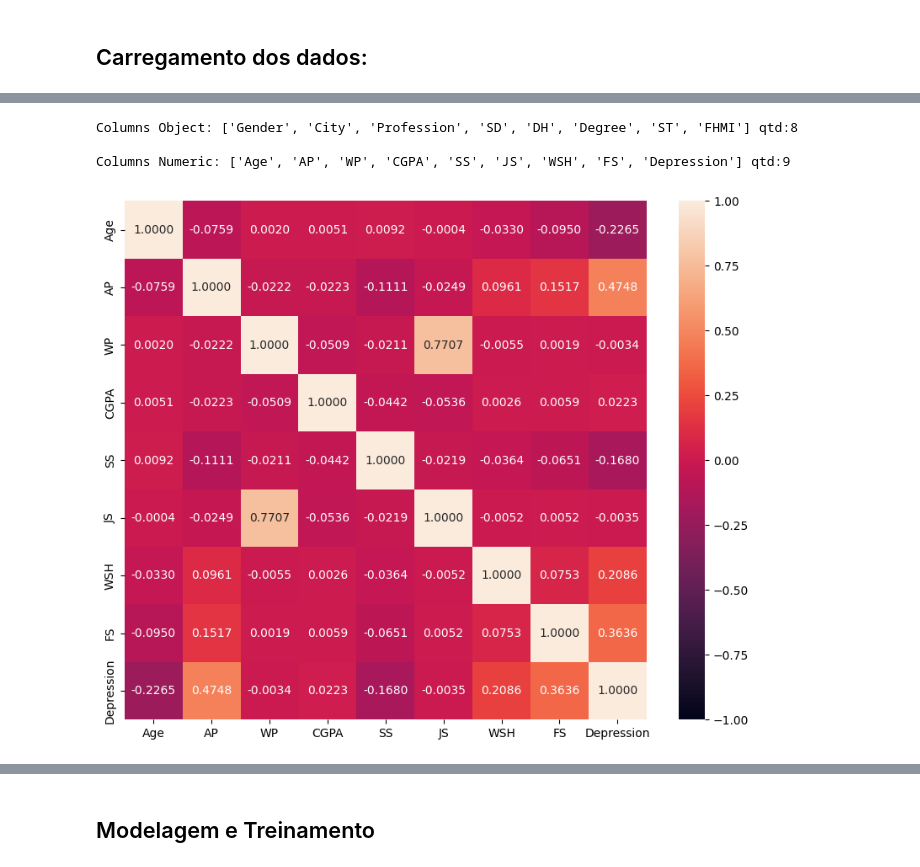
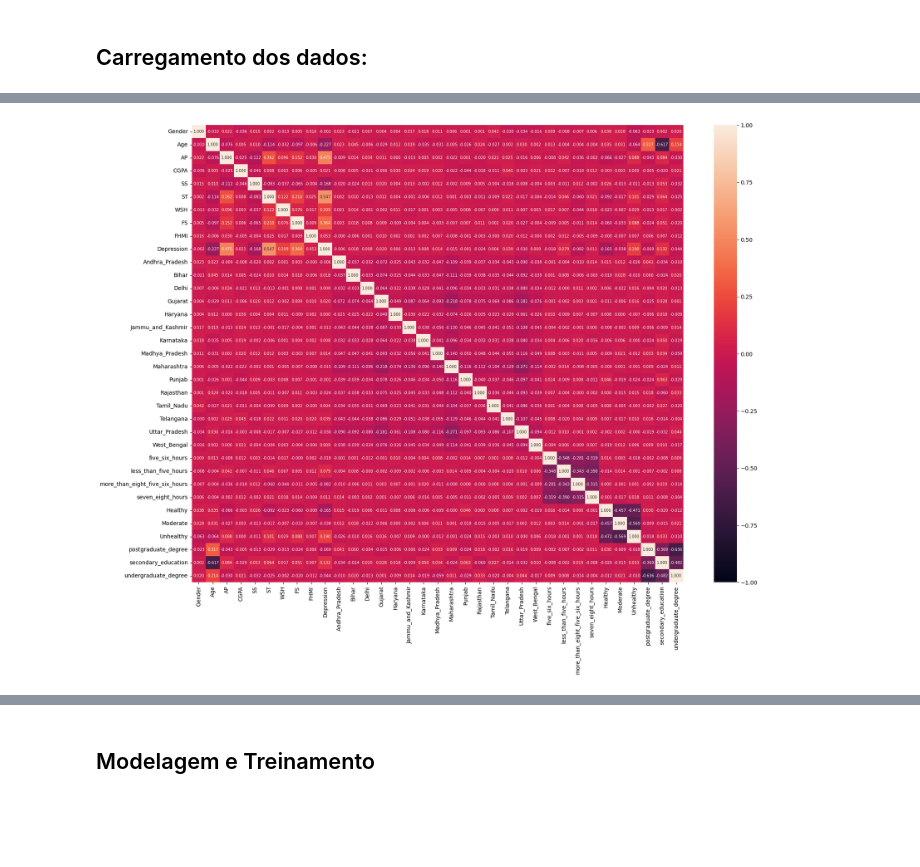
Before and after one commit to gribeiros/depression-dataset, a Jupyter notebook: notebook/drepession-dataset.ipynb, the cells around one changed output, grey strips where cells are left out. Drawn from its saved outputs; the diff is of its cells as text; code cells hidden in the pictures; blank space fills up the shorter version.

```diff
--- a/notebook/drepession-dataset.ipynb
+++ b/notebook/drepession-dataset.ipynb
@@ -56,0 +511,2 @@ df.head()
+# %%
+df['FHMI'] = df['FHMI'].map({'No':0,'Yes':1})
@@ -77,17 +546,0 @@ memory usage: 3.8+ MB
-# %%
-# Removendo a coluna id
-df.drop(columns=['id'], inplace=True)
-# %%
-# Renomeando as colunas
-df.rename(columns={
-    'Academic Pressure': 'AP',
-    'Work Pressure': 'WP',
-    'Study Satisfaction': 'SS',
-    'Job Satisfaction': 'JS',
-    'Sleep Duration': 'SD',
-    'Dietary Habits': 'DH',
-    'Have you ever had suicidal thoughts ?': 'ST',
-    'Work/Study Hours': 'WSH',
-    'Financial Stress': 'FS',
-    'Family History of Mental Illness': 'FHMI'
-}, inplace=True)
@@ -116,22 +547,8 @@ dtype: int64
-# %%
-# Removendo os valores nulos
-df.dropna(inplace=True)
-# %%
-# Selecionando colunas por tipo
-columns_object = df.select_dtypes(include=['object']).columns.tolist()
-columns_numeric = df.select_dtypes(include=['number']).columns.tolist()
-
-# Exibindo os nomes das colunas
-print(f"Columns Object: {columns_object} qtd:{len(columns_object)}\n")
-print(f"Columns Numeric: {columns_numeric} qtd:{len(columns_numeric)}")
-# %% [output]
-Columns Object: ['Gender', 'City', 'Profession', 'SD', 'DH', 'Degree', 'ST', 'FHMI'] qtd:8
-
-Columns Numeric: ['Age', 'AP', 'WP', 'CGPA', 'SS', 'JS', 'WSH', 'FS', 'Depression'] qtd:9
 # %%
-plt.figure(figsize=(10, 8))
-sns.heatmap(df[columns_numeric].corr(), annot=True,
-            fmt=".4f",  annot_kws={'size': 10}, vmin=-1, vmax=1)
+# Plotagem do heatmap das variaveis.
+plt.figure(figsize=(20, 15))
+sns.heatmap(df.corr(), annot=True,
+            fmt=".3f",  annot_kws={'size': 7}, vmin=-1, vmax=1)
 plt.show()
 # %% [output]
-[figure, old version]
+[figure, new version]
```
Also changed, not shown: parts of 153 cells of this notebook, 1 other file.
